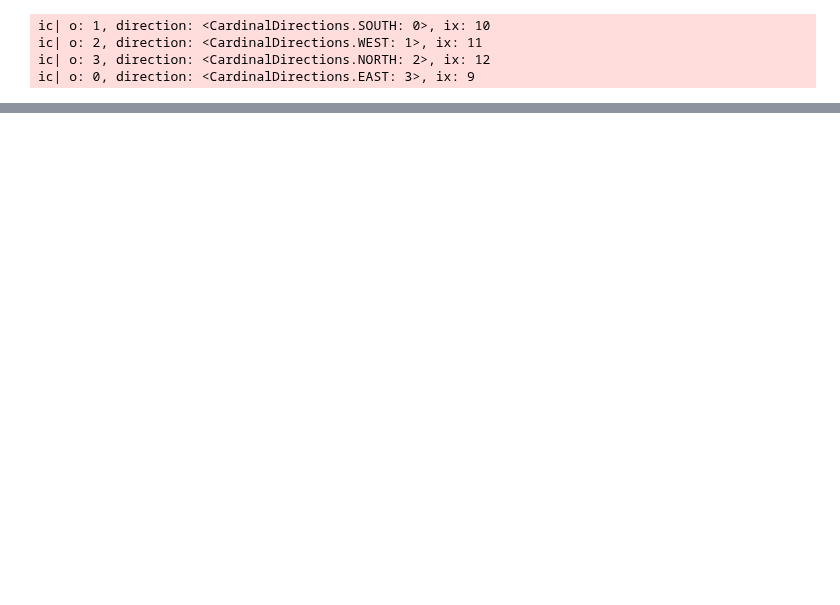
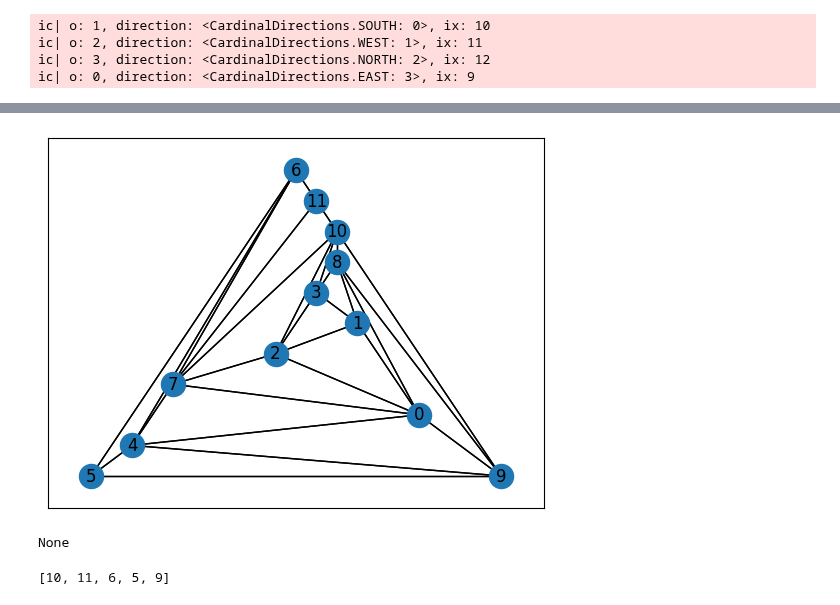
Before and after one commit to juliet29/bisht2022, a Jupyter notebook: test20_rcanon_kant.ipynb, the cells around one changed output, grey strips where cells are left out. Drawn from its saved outputs; the diff is of its cells as text; code cells hidden in the pictures; blank space fills up the shorter version.

```diff
--- a/test20_rcanon_kant.ipynb
+++ b/test20_rcanon_kant.ipynb
@@ -54,0 +127,4 @@ show_graph_attributes(k.G)
+# %%
+alt_drawing = check_planarity(G_diff)
+alt_embed = nx.planar_layout(alt_drawing)
+alt_embed
@@ -54,0 +144,11 @@ show_graph_attributes(k.G)
+# %%
+plot_planar(alt_drawing)
+# %% [output]
+[figure, added]
+# %%
+temp_graph_data  = GraphData(G_diff, alt_embed)
+b = BoundaryCycle(temp_graph_data) #TODO why is None being returned ?
+b.ccw_boundary_cycle
+# %% [output]
+None
+[10, 11, 6, 5, 9]
```
Also changed, not shown: parts of 12 cells of this notebook, 6 other files.
